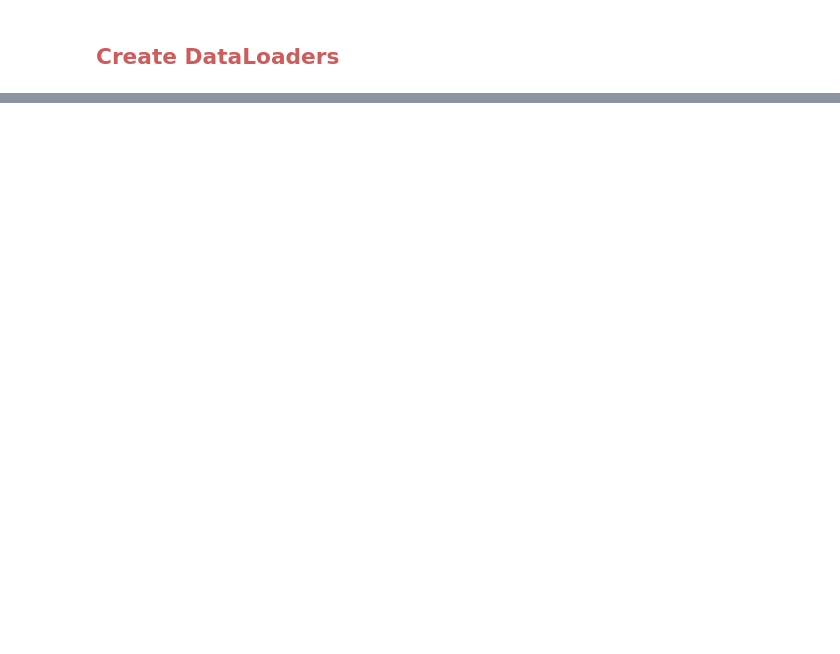
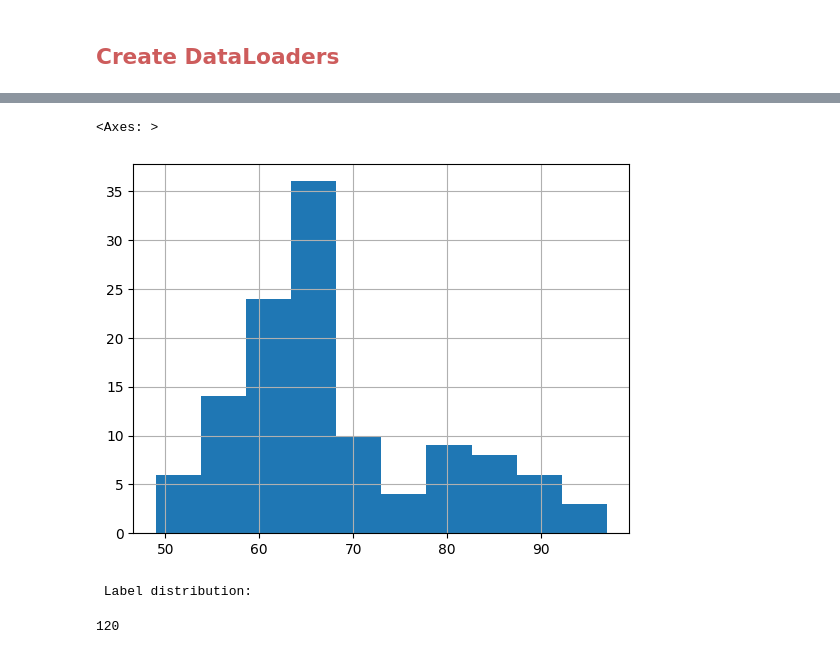
Before and after one commit to harikrishnad1997/BUAN_6382_Applied_DeepLearning, a Jupyter notebook: Class/Class - 3/4_ImageDatasets_DataLaoders.ipynb, the cells around one changed output, grey strips where cells are left out. Cells and saved outputs as stored; diff of their text form; code cells hidden in the pictures; blank space fills up the shorter version.

```diff
--- a/Class/Class - 3/4_ImageDatasets_DataLaoders.ipynb
+++ b/Class/Class - 3/4_ImageDatasets_DataLaoders.ipynb
@@ -772,0 +1192,27 @@ No labels in this dataset.
+# %%
+# Define a function to check the distribution of labels in a DataLoader.
+# This function is useful for verifying that the data is balanced across classes.
+
+def check_label_dist(loader):
+    """
+    Check and display the distribution of labels in a DataLoader.
+
+    Args:
+        loader (torch.utils.data.DataLoader): The DataLoader containing batches of data.
+
+    Returns:
+        None
+    """
+    # Initialize a Counter object to store the counts of each label.
+    label_counter = Counter()
+
+    # Loop through batches of data from the DataLoader.
+    for images, labels in loader:
+        # Update the label counter with the list of labels from the current batch.
+        label_counter.update(labels.tolist())
+
+    # Print the sorted distribution of labels.
+    print("\n Label distribution:")
+    return sorted(label_counter.items())
+# %%
+train_labels = check_label_dist(train_loader)
@@ -772,0 +1221,2 @@ No labels in this dataset.
+# %%
+df_train_labels = pd.DataFrame(train_labels, columns=['label', 'frequency'])
@@ -772,0 +1243,9 @@ No labels in this dataset.
+# %%
+df_train_labels['frequency'].hist()
+# %% [output]
+<Axes: >
+[figure, added]
+# %%
+valid_labels = check_label_dist(valid_loader)
+# %% [output]
+ Label distribution:
@@ -772,0 +1254,4 @@ No labels in this dataset.
+# %%
+len(df_valid_labels)
+# %% [output]
+120
```
Also changed, not shown: parts of 87 cells of this notebook, 14 other files.
